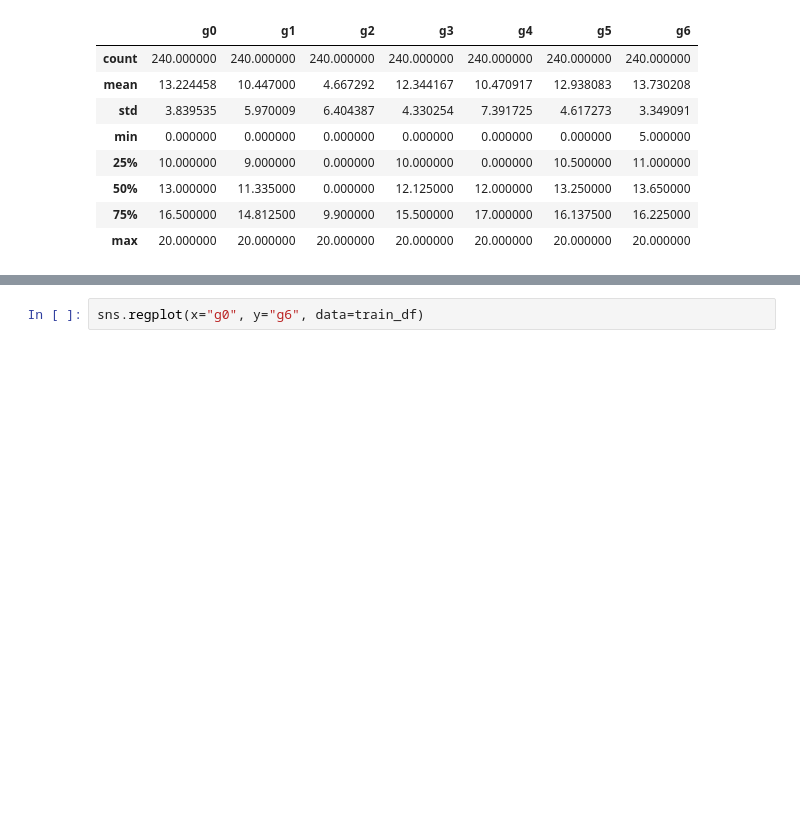
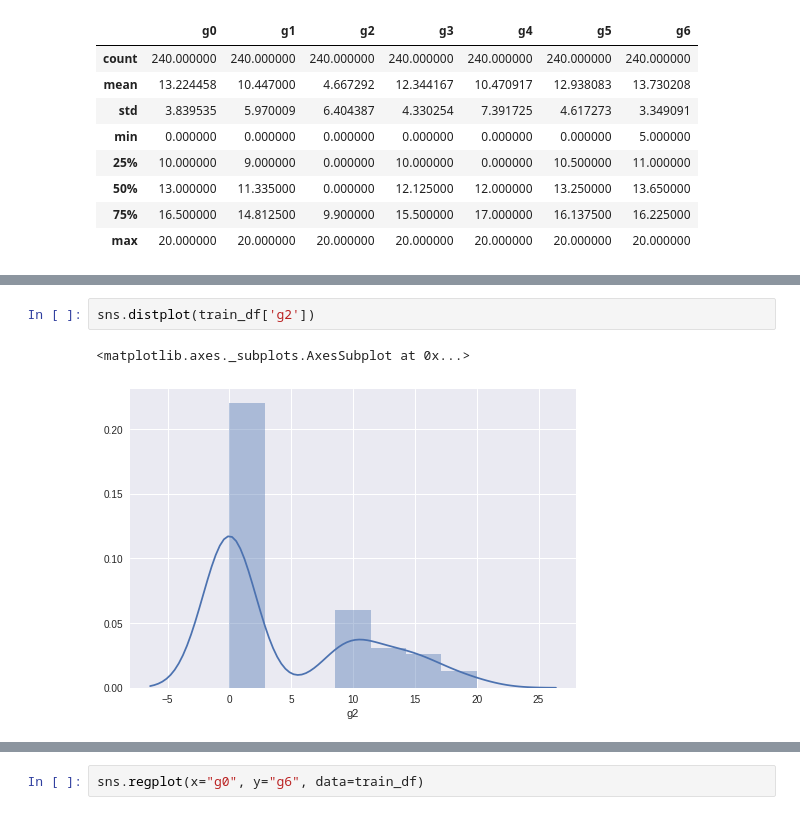
Before and after one commit to siavashkavousi/DM-course, a Jupyter notebook: student.ipynb, the cells around one changed output, grey strips where cells are left out. Drawn from its saved outputs; the diff is of its cells as text; blank space fills up the shorter version.

```diff
--- a/student.ipynb
+++ b/student.ipynb
@@ -43,0 +60,5 @@ train_df.describe()
+# %%
+sns.distplot(train_df['g2'])
+# %% [output]
+<matplotlib.axes._subplots.AxesSubplot at 0x...>
+[figure, added]
```
Also changed, not shown: parts of 14 cells of this notebook, 1 other file.
